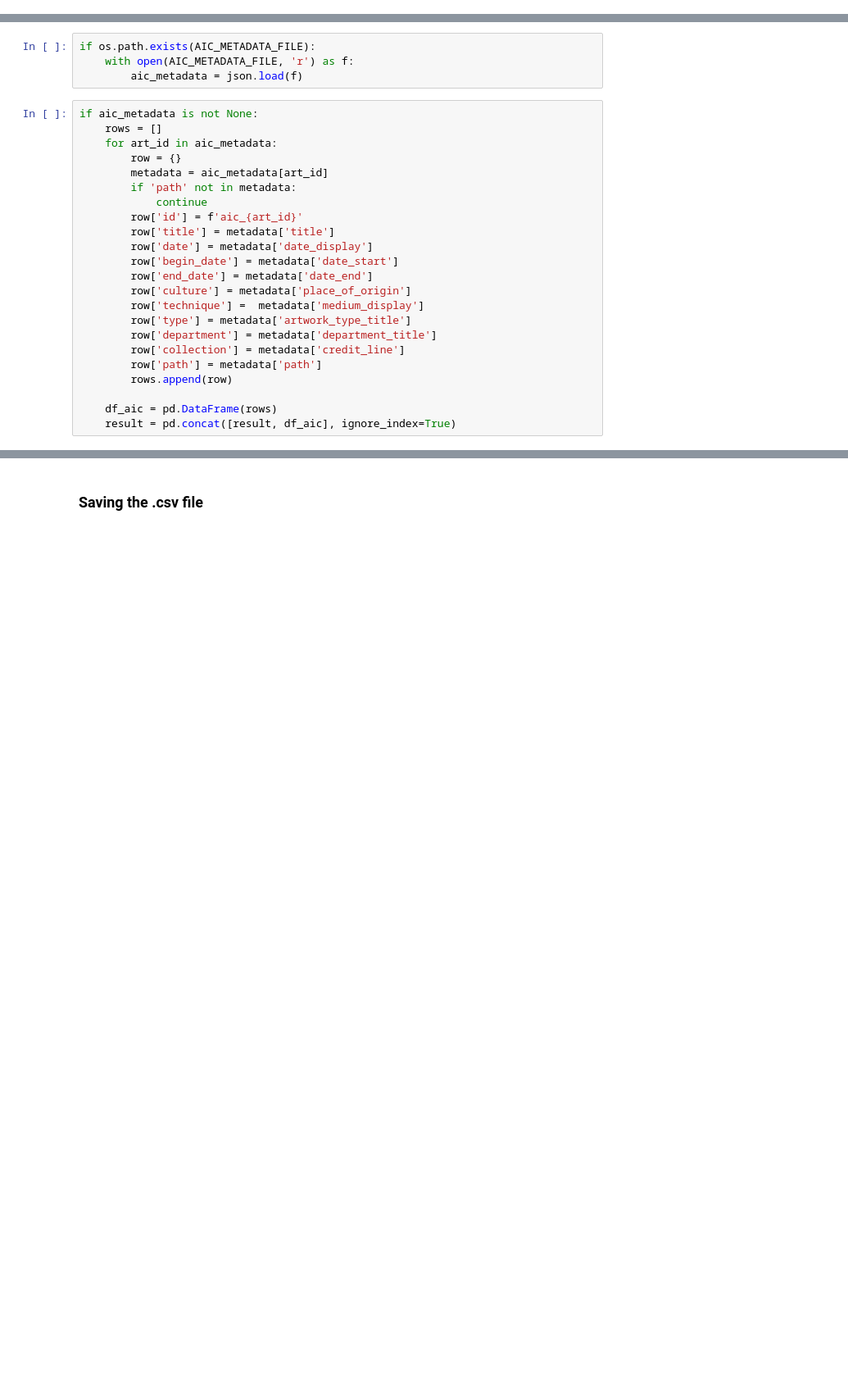
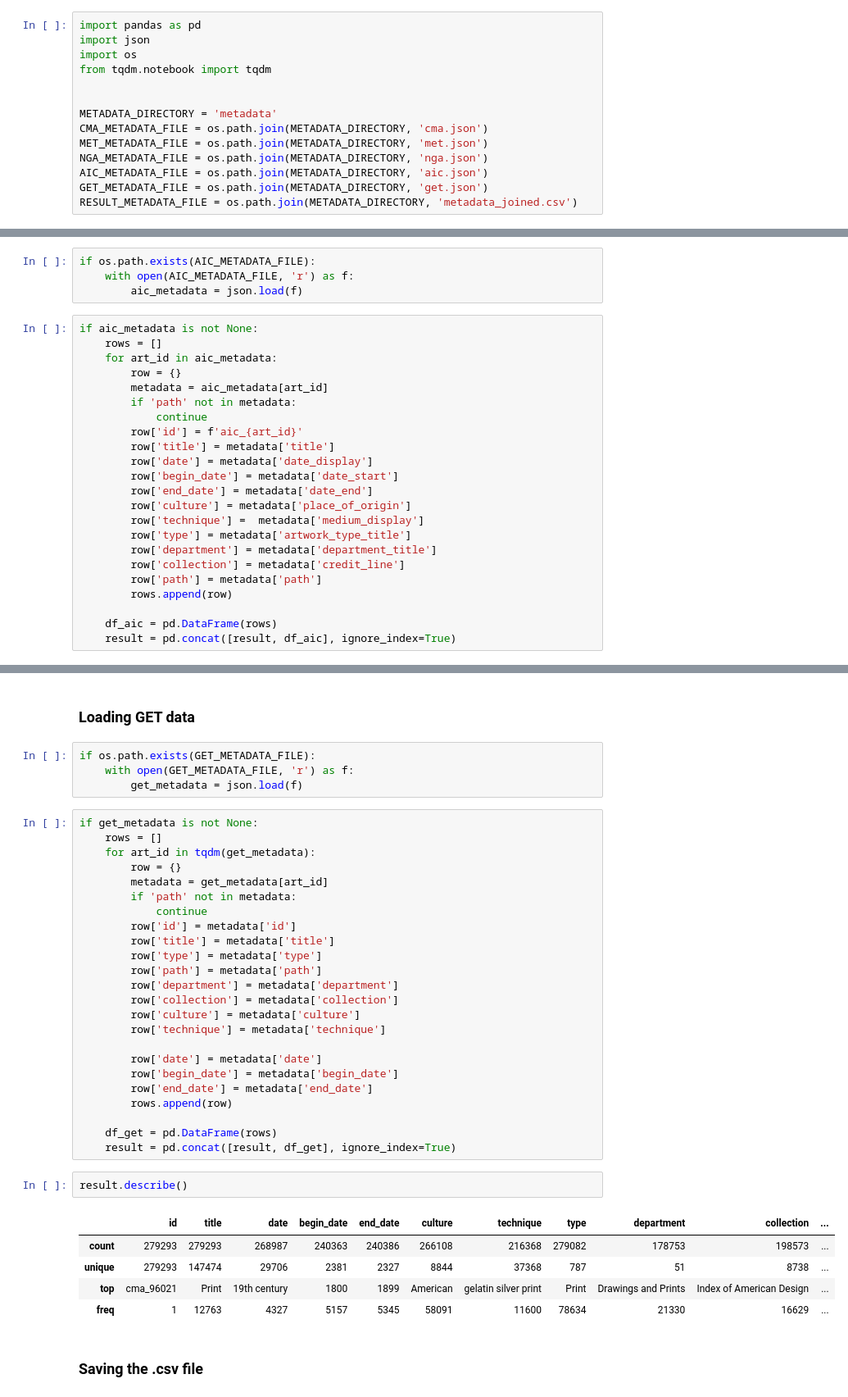
Before and after one commit to Macronic/cc0-resnet-learning, a Jupyter notebook: Common Data Format Conversion.ipynb, the cells around one changed output, grey strips where cells are left out. Shown at 82% size. Cells and saved outputs as stored; diff of their text form; blank space fills up the shorter version.

Commit message:
Added parsing GET metadata and including it into the pipeline; time to test the ResNet with 260k of images

```diff
--- a/Common Data Format Conversion.ipynb
+++ b/Common Data Format Conversion.ipynb
@@ -21,0 +6,14 @@ result = pd.DataFrame()
+# %%
+import pandas as pd
+import json
+import os
+from tqdm.notebook import tqdm
+
+
+METADATA_DIRECTORY = 'metadata'
+CMA_METADATA_FILE = os.path.join(METADATA_DIRECTORY, 'cma.json')
+MET_METADATA_FILE = os.path.join(METADATA_DIRECTORY, 'met.json')
+NGA_METADATA_FILE = os.path.join(METADATA_DIRECTORY, 'nga.json')
+AIC_METADATA_FILE = os.path.join(METADATA_DIRECTORY, 'aic.json')
+GET_METADATA_FILE = os.path.join(METADATA_DIRECTORY, 'get.json')
+RESULT_METADATA_FILE = os.path.join(METADATA_DIRECTORY, 'metadata_joined.csv')
@@ -168,3 +170,41 @@ result.describe()
+# %% [markdown]
+### Loading GET data
+# %%
+if os.path.exists(GET_METADATA_FILE):
+    with open(GET_METADATA_FILE, 'r') as f:
+        get_metadata = json.load(f)
+# %%
+if get_metadata is not None:
+    rows = []
+    for art_id in tqdm(get_metadata):
+        row = {}
+        metadata = get_metadata[art_id]
+        if 'path' not in metadata:
+            continue
+        row['id'] = metadata['id']
+        row['title'] = metadata['title']
+        row['type'] = metadata['type']
+        row['path'] = metadata['path']
+        row['department'] = metadata['department']
+        row['collection'] = metadata['collection']
+        row['culture'] = metadata['culture']
+        row['technique'] = metadata['technique']
+
+        row['date'] = metadata['date']
+        row['begin_date'] = metadata['begin_date']
+        row['end_date'] = metadata['end_date']
+        rows.append(row)
+
+    df_get = pd.DataFrame(rows)
+    result = pd.concat([result, df_get], ignore_index=True)
+# %%
+result.describe()
+# %% [output]
+|  | id | title | date | begin_date | end_date | culture | technique | type | department | collection | ... |
+| count | 279293 | 279293 | 268987 | 240363 | 240386 | 266108 | 216368 | 279082 | 178753 | 198573 | ... |
+| unique | 279293 | 147474 | 29706 | 2381 | 2327 | 8844 | 37368 | 787 | 51 | 8738 | ... |
+| top | cma_96021 | Print | 19th century | 1800 | 1899 | American | gelatin silver print | Print | Drawings and Prints | Index of American Design | ... |
+| freq | 1 | 12763 | 4327 | 5157 | 5345 | 58091 | 11600 | 78634 | 21330 | 16629 | ... |
 # %% [markdown]
 ### Saving the .csv file
 # %%
```
Also changed, not shown: parts of 12 cells of this notebook, 7 other files.
